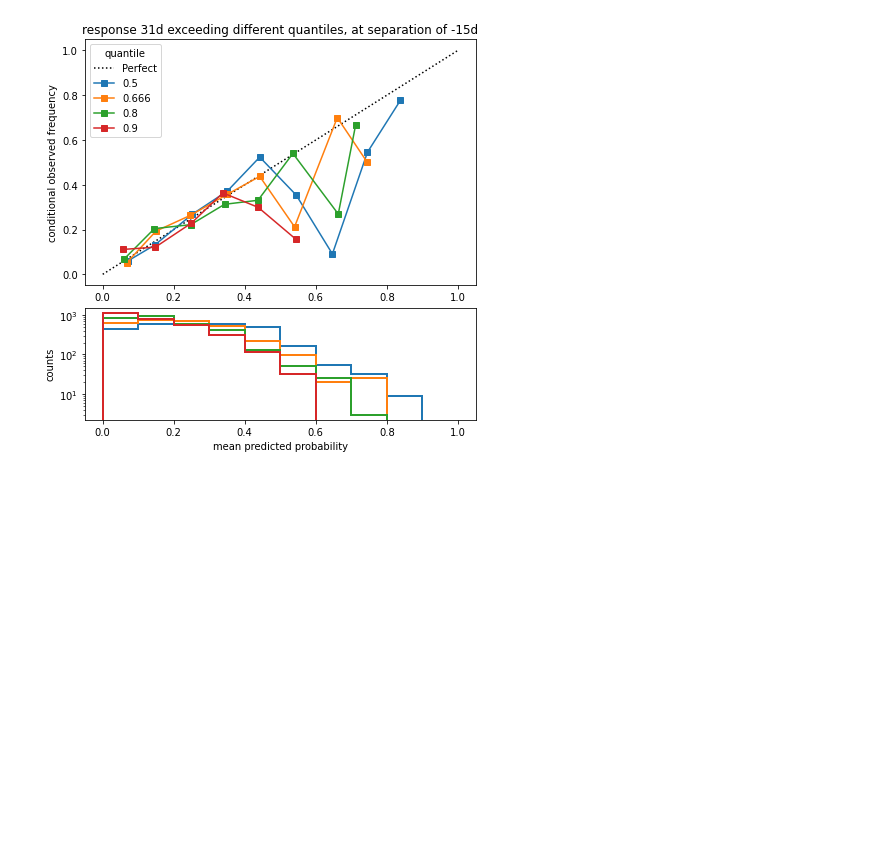
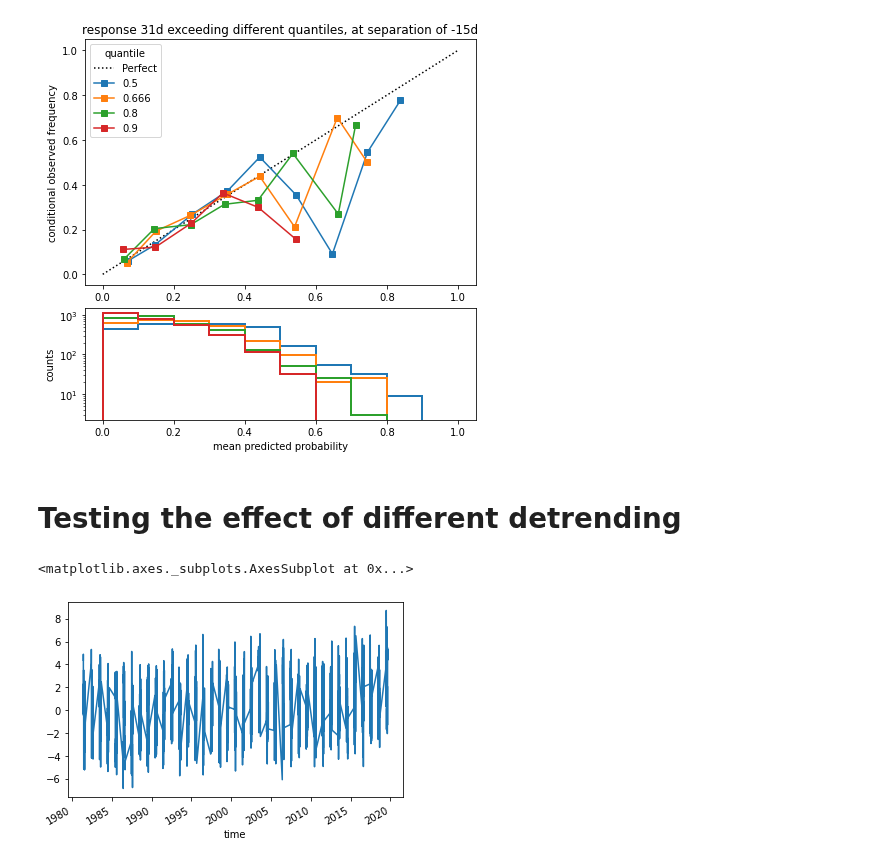
Before and after one commit to chiemvs/Weave, a Jupyter notebook: notebooks/Classifier_skills.ipynb, the cells around one changed output. Saved outputs shown, nothing was run; the diff lists cells and outputs as text; code cells hidden in the pictures; blank space fills up the shorter version.

```diff
--- a/notebooks/Classifier_skills.ipynb
+++ b/notebooks/Classifier_skills.ipynb
@@ -219,3 +219,5 @@ axes[0].set_title(f'response 31d exceeding different quantiles, at separation of
 plt.show()
 # %% [output]
 [figure]
+# %% [markdown]
+# Testing the effect of different detrending
@@ -221,0 +226,18 @@ plt.show()
+# %%
+respagg = 1
+separation = -1
+Y_path = '/scistor/ivm/jsn295/clusters_cv_spearmanpar_varalpha_strict/response.multiagg.detrended.parquet'
+Y_tr_path = '/scistor/ivm/jsn295/clusters_cv_spearmanpar_varalpha_strict/response.multiagg.trended.parquet'
+X_path = '/scistor/ivm/jsn295/clusters_cv_spearmanpar_varalpha_strict/precursor.multiagg.parquet'
+y = pd.read_parquet(Y_path).loc[:,(slice(None),respagg,slice(None))].iloc[:,0] # Only summer
+y_tr = pd.read_parquet(Y_tr_path).loc[:,(slice(None),respagg,slice(None))].iloc[:,0]
+X = pd.read_parquet(X_path).loc[y.index, (slice(None),slice(None),slice(None),slice(None),separation,slice(None),slice(None))].dropna(axis = 0, how = 'any')
+map_foldindex_to_groupedorder(X, n_folds = 5)
+y = y.reindex(X.index)
+y_tr = y_tr.reindex(X.index)
+#X = X.iloc[:,np.random.choice(a = np.arange(X.shape[1]), size = 300, replace = False)]
+# %%
+y_tr.plot()
+# %% [output]
+<matplotlib.axes._subplots.AxesSubplot at 0x...>
+[figure, added]
```
Also changed, not shown: parts of 17 cells of this notebook, 1 other file.
